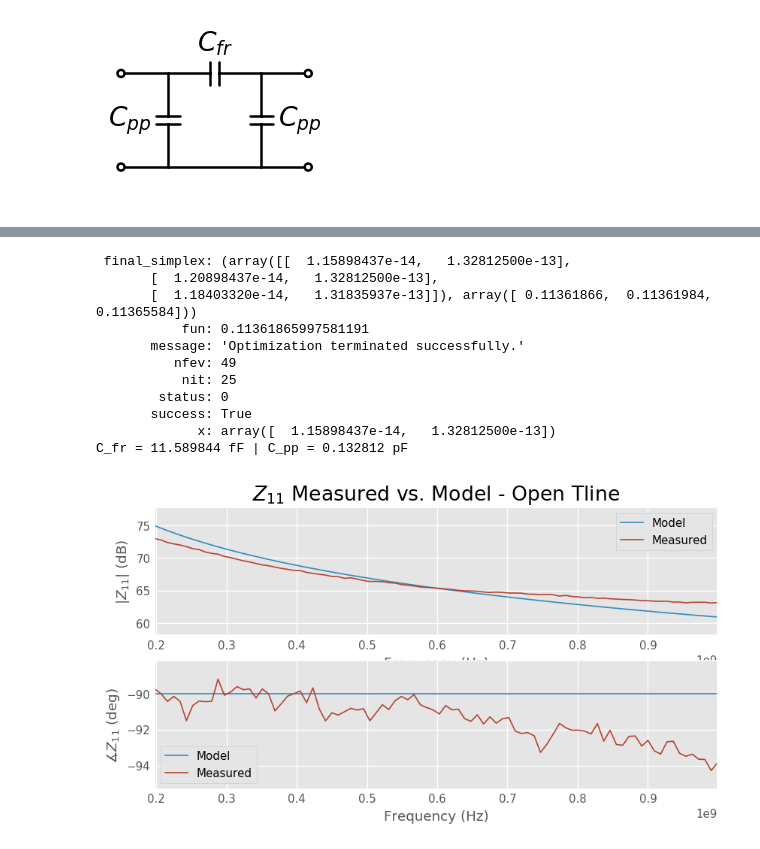
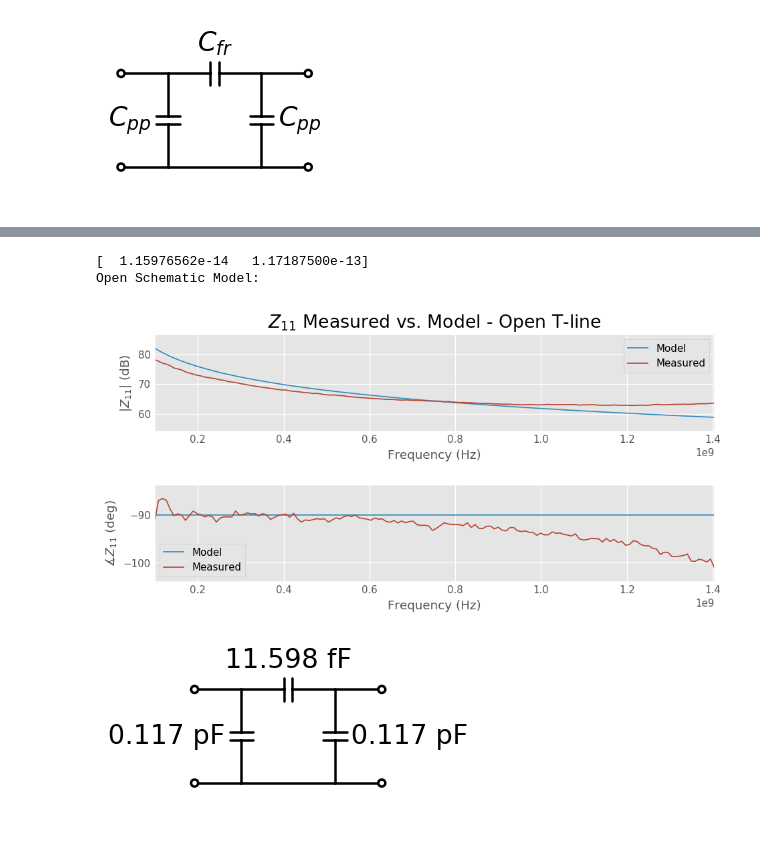
Before and after one commit to vighneshiyer/ee142_labs, a Jupyter notebook: lab1_redux/Lab1_Notebook.ipynb, the cells around one changed output, grey strips where cells are left out. Cells and saved outputs as stored; diff of their text form; code cells hidden in the pictures.

```diff
--- a/lab1_redux/Lab1_Notebook.ipynb
+++ b/lab1_redux/Lab1_Notebook.ipynb
@@ -46,10 +46,21 @@ def rad2deg(rad):
     return np.multiply(np.divide(rad, (2*np.pi)), 360.0)
 def deg2rad(deg):
     return np.multiply(np.divide(deg, 360.0), 2*np.pi)
+def nH(henries):
+    return str('%.3f' % (henries/1e-9) + ' nH')
+def pF(farads):
+    return str('%.3f' % (farads/1e-12) + ' pF')
+def fF(farads):
+    return str('%.3f' % (farads/1e-15) + ' fF')
+def mOhm(ohms):
+    return str('$' + '%.3f' % (ohms/1e-3) + ' m\Omega$')
+def Ohm(ohms):
+    return str('$' + '%.3f' % (ohms) + ' \Omega$')
 # %%
 # Collected data
 sma_dummy_short_data = rf.Network('data/sma_dummy_short.S2P')
 small_tline_data = rf.Network('original_data/thru_0p7mm.s2p')['0.4-2Ghz']
-open_data = rf.Network('original_data/OPEN.S2P')['0.2-1.0Ghz']
+open_data = rf.Network('original_data/OPEN.S2P')['0.1-1.4Ghz']
+shunt_short_data = rf.Network('original_data/SHUNT_SHORT.S2P')['0.1-1.8Ghz']
 # %%
 def sma_dummy_short_model():
@@ -136,5 +176,6 @@ Open Schematic Model:
 # %%
-def optimize_for_Z11(model, x0, measured_data, debug=False):
+# types of loss functions (real, imag, mag, phase, ri_combo, mp_combo)
+def optimize_for_Z11(model, x0, measured_data, debug=False, loss_fn='mag'):
     measured_Z11 = measured_data.z[:,0,0]
     measured_omega = measured_data.frequency.w
 
@@ -143,6 +184,7 @@ def optimize_for_Z11(model, x0, measured_data, debug=False):
             print("guess: ", guess)
         model_args_packed = [np.tile(x, len(measured_omega)) for x in guess]
         model_Z11 = model(measured_omega, *model_args_packed)
+        #### LOSS SHOULD INCLUDE ANGLE AS WELL AS ABS!!! (TREAT COMPLEX AND REAL LOSS SEPARATELY!!!!)
         MSE = (1.0 / len(measured_omega)) \
             * np.sum(np.abs(np.subtract(np.log(np.abs(model_Z11)), np.log(np.abs(measured_Z11)))))
         # Steer the optimizer away from excessively small component values
@@ -166,6 +208,7 @@ def compare_fit_with_data(model, model_fit_params, measured_data, title=''):
     fig = plt.figure(figsize=(w,h))
 
     plt.subplot(2, 1, 1)
+    plt.tight_layout()
     plt.plot(measured_f, mag2db(np.abs(model_Z11)))
     plt.plot(measured_f, mag2db(np.abs(measured_Z11)))
     plt.title('$Z_{11}$ Measured vs. Model - ' + title)
@@ -174,6 +217,7 @@ def compare_fit_with_data(model, model_fit_params, measured_data, title=''):
     plt.legend(['Model', 'Measured'])
 
     plt.subplot(2, 1, 2)
+    plt.tight_layout()
     plt.plot(measured_f, rad2deg(np.angle(model_Z11)))
     plt.plot(measured_f, rad2deg(np.angle(measured_Z11)))
     plt.xlabel('Frequency (Hz)')
@@ -201,18 +238,10 @@ L = 2.055701 nH | C = 0.271279 pF | R = 0.183402 Ohms
 # %%
 open_fit = optimize_for_Z11(open_model, (10e-15, 10e-12), open_data)
-print(open_fit)
-compare_fit_with_data(open_model, open_fit.x, open_data, title='Open Tline')
-print("C_fr = %f fF | C_pp = %f pF" %(open_fit.x[0]/1e-15, open_fit.x[1]/1e-12))
+print(open_fit.x)
+compare_fit_with_data(open_model, open_fit.x, open_data, title='Open T-line')
+open_schematic(C_pp=pF(open_fit.x[1]), C_fr=fF(open_fit.x[0]))
 # %% [output]
- final_simplex: (array([[  1.15898437e-14,   1.32812500e-13],
-       [  1.20898437e-14,   1.32812500e-13],
-       [  1.18403320e-14,   1.31835937e-13]]), array([ 0.11361866,  0.11361984,  0.11365584]))
-           fun: 0.11361865997581191
-       message: 'Optimization terminated successfully.'
-          nfev: 49
-           nit: 25
-        status: 0
-       success: True
-             x: array([  1.15898437e-14,   1.32812500e-13])
-C_fr = 11.589844 fF | C_pp = 0.132812 pF
+[  1.15976562e-14   1.17187500e-13]
+Open Schematic Model:
-[figure, old version]
+[figure, new version]
+[figure, added]
```
Also changed, not shown: parts of 6 cells of this notebook, 1 other file.
